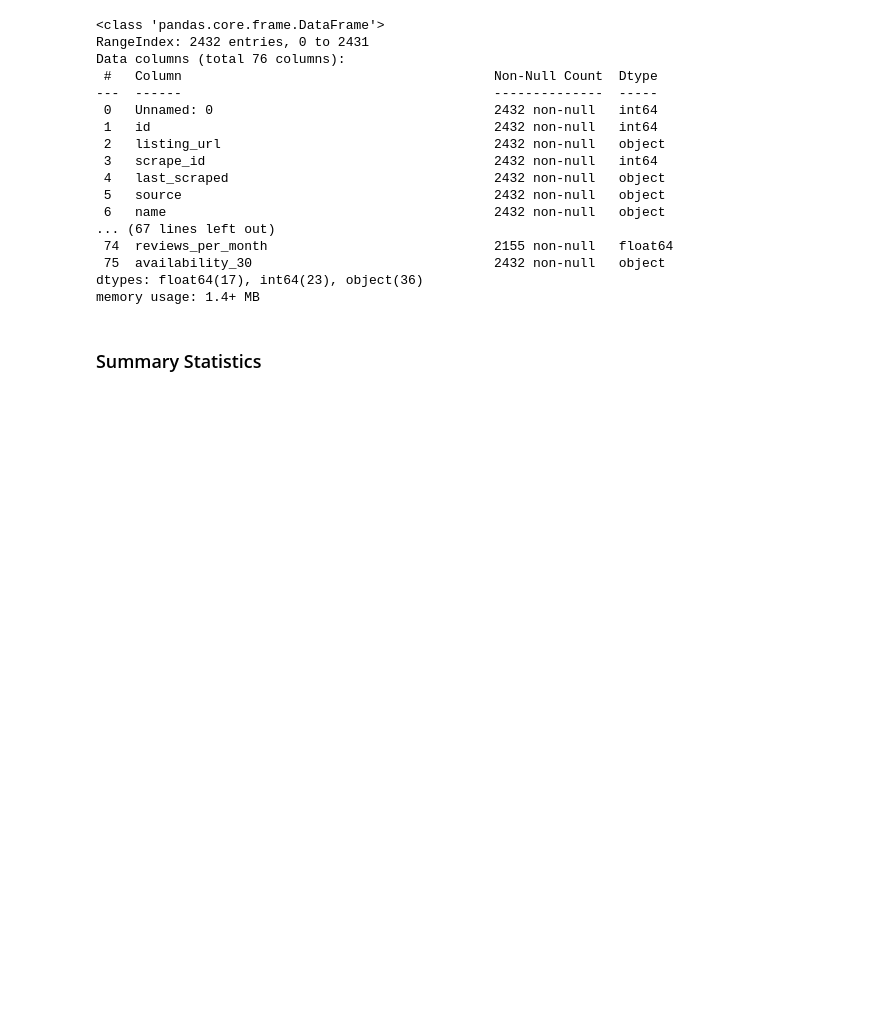
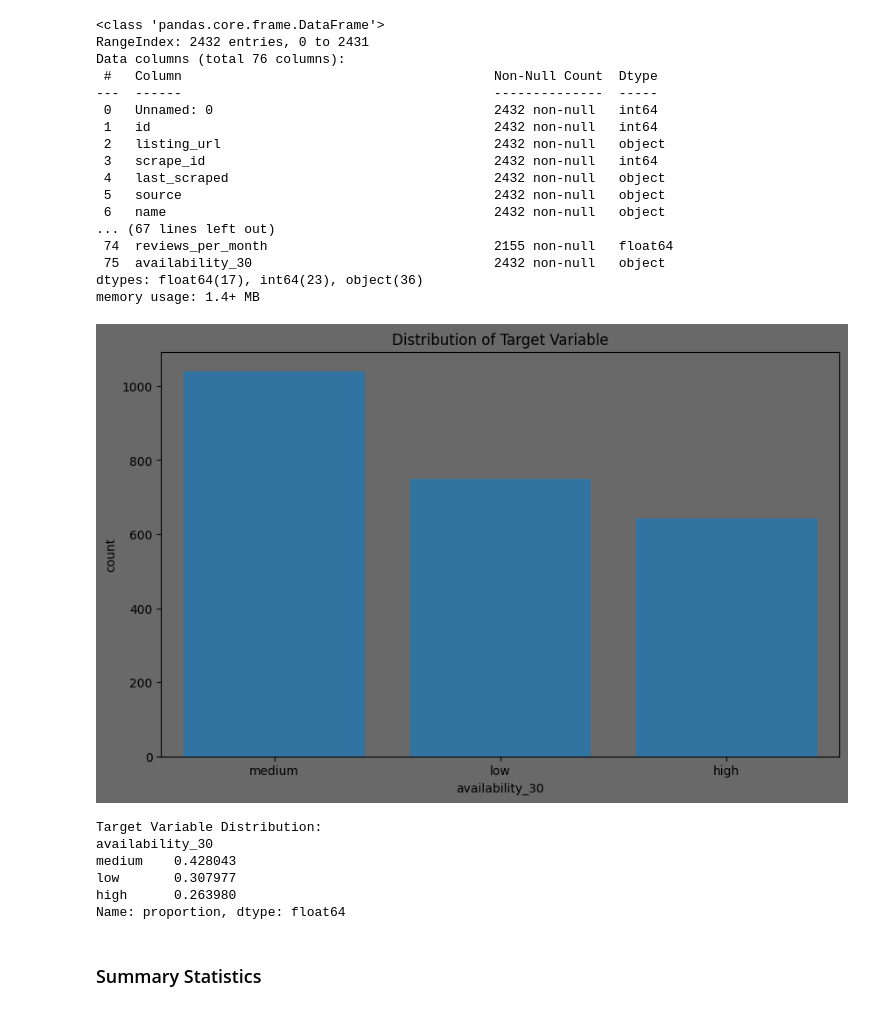
Before and after one commit to TheMatteoD/DATA400-final-project, a Jupyter notebook: final_project.ipynb, the cells around one changed output. Cells and saved outputs as stored; diff of their text form; code cells hidden in the pictures; blank space fills up the shorter version.

```diff
--- a/final_project.ipynb
+++ b/final_project.ipynb
@@ -88,6 +91,22 @@ X = df.drop(columns='availability_30')
 y = df['availability_30']
 target_mapping = {'low': 0, 'medium': 1, 'high': 2}
 y_numeric = y.map(target_mapping)
+# %%
+plt.figure(figsize=(10, 6))
+sns.countplot(data=df, x='availability_30')
+plt.title('Distribution of Target Variable')
+plt.show()
+
+print("\nTarget Variable Distribution:")
+print(df['availability_30'].value_counts(normalize=True))
+# %% [output]
+[figure, added]
+Target Variable Distribution:
+availability_30
+medium    0.428043
+low       0.307977
+high      0.263980
+Name: proportion, dtype: float64
 # %% [markdown]
 ### Summary Statistics
 # %%
```
Also changed, not shown: parts of 32 cells of this notebook.
